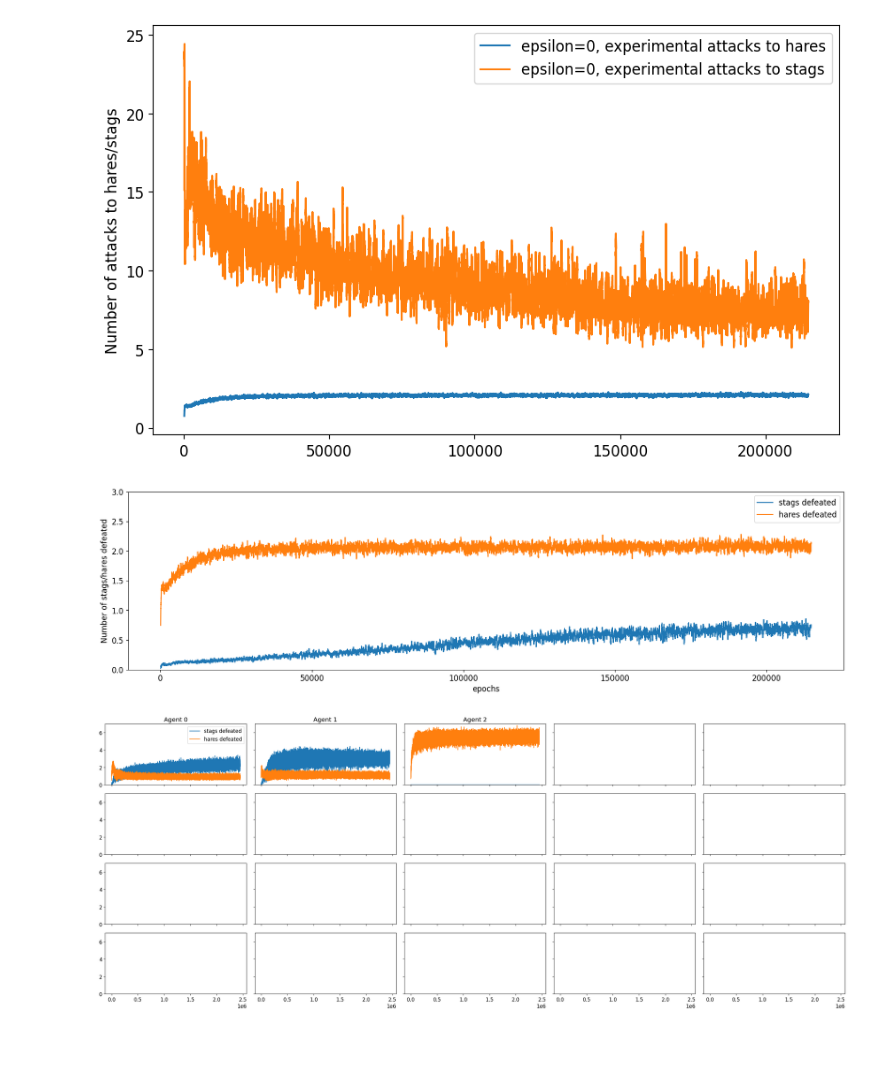
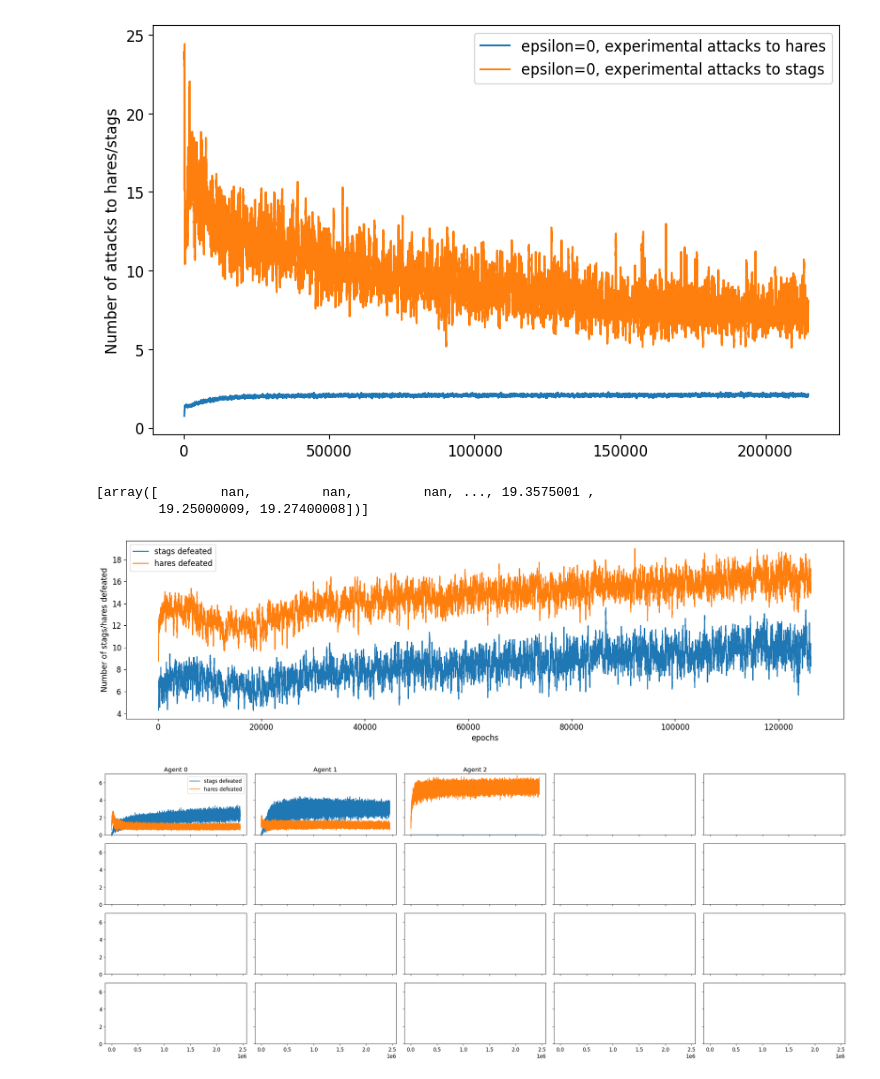
Before and after one commit to social-ai-uoft/sorrel, a Jupyter notebook: sorrel/examples/staghunt_physical/analysis/analysis.ipynb, the cells around one changed output. Saved outputs shown, nothing was run; the diff lists cells and outputs as text; code cells hidden in the pictures; blank space fills up the shorter version.

Commit message:
working stag hunt, add resource respawning constraints

```diff
--- a/sorrel/examples/staghunt_physical/analysis/analysis.ipynb
+++ b/sorrel/examples/staghunt_physical/analysis/analysis.ipynb
@@ -775,6 +908,26 @@ for i in range(20):
     #     mapping[i] = 'B'
 
 rolling_metrics['partner_agent_kind'] = rolling_metrics['partner_agent_id'].map(mapping)
+# %%
+# collect all rolling metrics
+rolling_metrics_lst = []
+for ind in range(len(res_lst)):
+    res = res_lst[ind]
+    wsize = 200
+
+    agent_ids = res['agent_id'].unique()
+    agent_ids = agent_ids[agent_ids != 'NA']
+    rolling_metrics_lst = []
+    for agent_id in agent_ids:
+        res_agent = res[res['agent_id'] == agent_id]
+        res_agent = res_agent.sort_values(by='epoch').groupby(['epoch', 'partner_agent_id'])['result'].mean().reset_index()
+        rolling_res_agent = res_agent.copy()
+        rolling_metrics_agent = rolling_res_agent.groupby('partner_agent_id').rolling(wsize, on='epoch')['result'].mean().reset_index()
+        rolling_metrics_agent = rolling_metrics_agent.rename(columns={'result': 'rolling_result'})
+        rolling_metrics_agent['agent_id'] = agent_id
+        rolling_metrics_lst.append(rolling_metrics_agent)
+    rolling_metrics = pd.concat(rolling_metrics_lst)
+    rolling_metrics_lst.append(rolling_metrics)
 # %% [markdown]
 ## Plot
 # %%
@@ -969,22 +1157,21 @@ plt.ylabel('Number of attacks to hares/stags')
 # %% [output]
 Text(0, 0.5, 'Number of attacks to hares/stags')
 [figure]
+# %%
+df_lst_hares_defeated
+# %% [output]
+[array([        nan,         nan,         nan, ..., 19.3575001 ,
+        19.25000009, 19.27400008])]
 # %%
 ## Plot stag defeated vs hares defeated
 
 folders = [
-    # "test_vis4_area_attack_3a_Nov04_with_epsilon1_stag24_20251106-015949",
-    # "runs_analysis/Nov28_not_all_can_hunt_test_full_agent_spawning_stag100_spawn_lag_10_B_cannot_share_max_turns50_epsilon0_random_map_20251202-164751"
-    # "runs_analysis/Nov28_not_all_can_hunt_test_partial_agent_spawning_stag100_spawn_lag_10_max_turns50_epsilon0_random_map_20251128-130136"
-    # "runs_analysis/Nov28_not_all_can_hunt_test_full_agent_spawning_stag100_spawn_lag_10_max_turns50_epsilon0_random_map_20251129-141354"
-    # "runs_analysis/Nov28_all_can_hunt_test_full_agent_spawning_stag100_spawn_lag_10_max_turns50_epsilon0_random_map_20251129-141444",
-    # "runs_analysis/Nov28_not_all_can_hunt_test_full_agent_spawning_stag100_spawn_lag_10_max_turns50_epsilon0_random_map_20251129-141354"
-    # "runs_analysis/test_dynamic_resource_density_max_turns50_epsilon0_random_map_20251231-005417",
-    # "runs_analysis/test_dynamic_resource_density_max_turns50_epsilon0_random_map_20251231-005417",
-    # "runs_analysis/group_and_id_corrected_vis3_standard_obs_random_vector_max_turns100_epsilon0_random_map_20260124-005421"
-    # "runs_analysis/20a_group_and_id_corrected_vis3_standard_obs_random_vector_max_turns100_epsilon0_random_map_20260124-234115"
-    "runs_analysis/20a_homo_group_max_turns100_epsilon0_random_map_20260126-144250",
+    "runs_tune_env_params/batch_experiment_d0.06_capinitial_count_max_turns100_epsilon0_random_map_20260203-153045",
+    # "runs_tune_env_params/batch_experiment_d0.09_capinitial_count_max_turns100_epsilon0_random_map_20260203-153045",
+    # "runs_tune_env_params/batch_experiment_d0.12_capinitial_count_max_turns100_epsilon0_random_map_20260203-153045",
+    # "runs_tune_env_params/batch_experiment_d0.15_capinitial_count_max_turns100_epsilon0_random_map_20260203-153045"
 ]
+
 
 condition_names = [
     # 'epsilon=1, experimental',
@@ -1001,35 +1188,35 @@ for folder, condition_name in zip(folders, condition_names):
     val_stags_defeated = df_stags_defeated['Value'].rolling(wsize).mean().values
     df_lst_stags_defeated.append(val_stags_defeated)
 
     df_hares_defeated = pd.read_csv(f'res/{folder}/Mean_mean_hares_defeated_data.csv')
     val_hares_defeated = df_hares_defeated['Value'].rolling(wsize).mean().values
     df_lst_hares_defeated.append(val_hares_defeated)
 
 for i in range(len(df_lst_stags_defeated)):
     if len(df_lst_stags_defeated) > 1:
         axes[i].plot(df_lst_stags_defeated[i], label='stags defeated')
         axes[i].plot(df_lst_hares_defeated[i], label='hares defeated')
         axes[i].set_title(condition_names[i])
         axes[i].set_ylim(0, 3)
         if i == 0:
             axes[i].set_ylabel('Number of stags/hares defeated')
         axes[i].set_xlabel('epochs')
         axes[i].legend()
     else:
         plt.plot(df_lst_stags_defeated[i], label='stags defeated')
         plt.plot(df_lst_hares_defeated[i], label='hares defeated')
         plt.title(condition_names[i])
-        plt.ylim(0, 3)
+        # plt.ylim(0, 3)
         if i == 0:
             plt.ylabel('Number of stags/hares defeated')
         plt.xlabel('epochs')
         plt.legend()
 # plt.legend()
 # plt.ylim(0, 3
 # plt.ylabel('Number of stags/hares defeated')
 # plt.xlabel('epochs')
 # %% [output]
-[figure, old version]
+[figure, new version]
 # %%
 ## Plot stag defeated vs hares defeated
 import os
```
Also changed, not shown: parts of 9 cells of this notebook, 17 other files.
